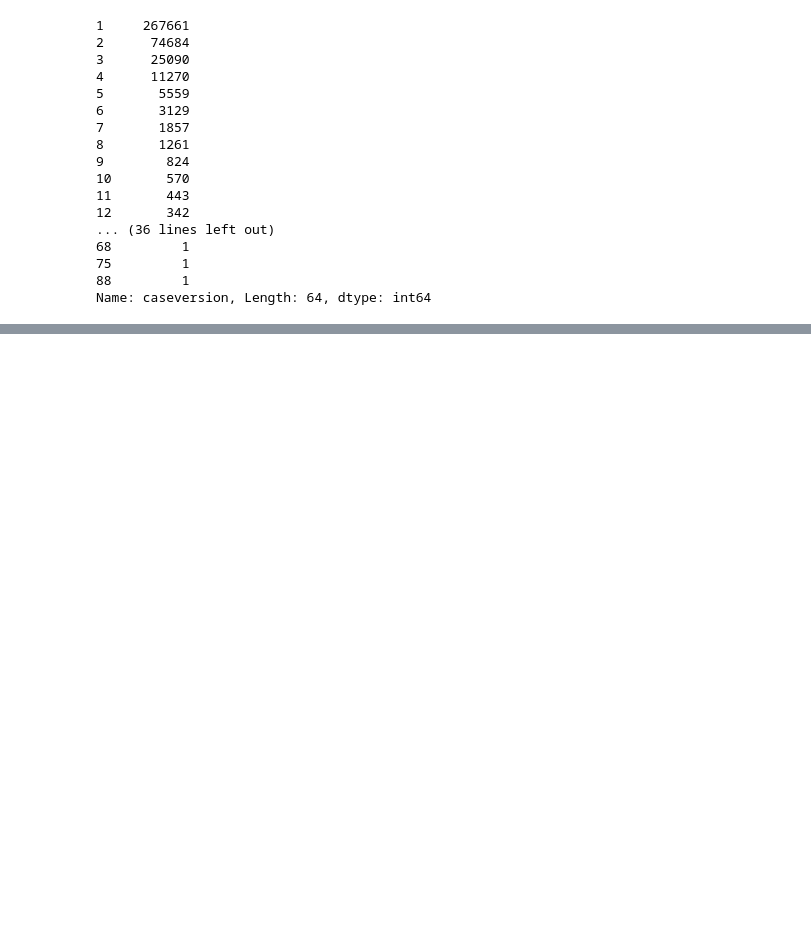
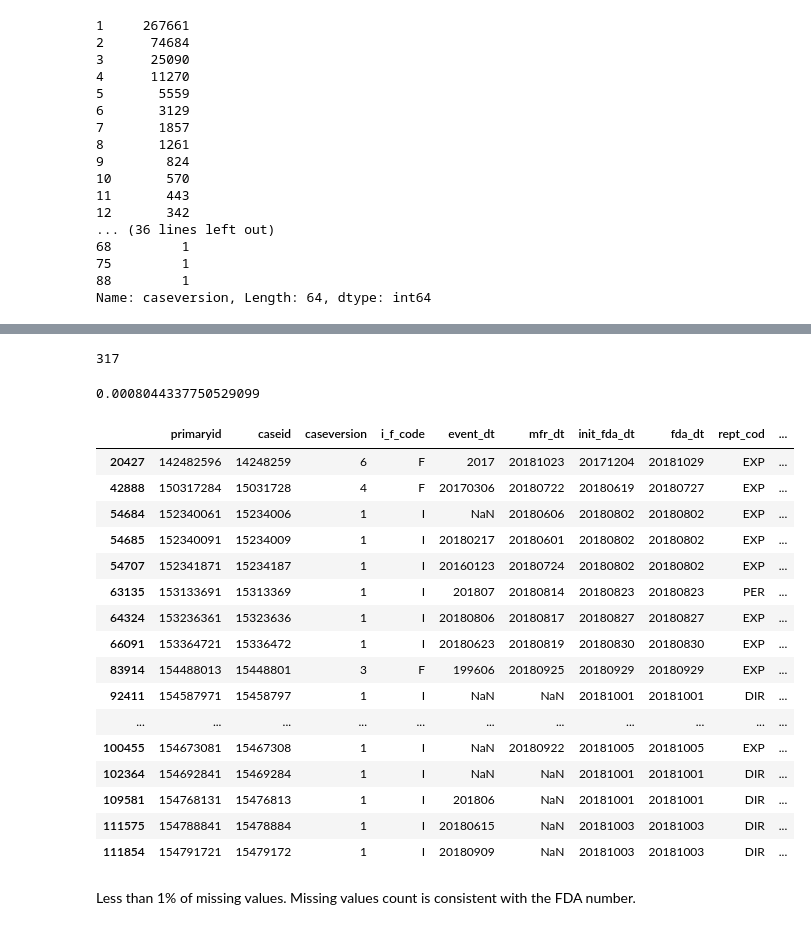
Before and after one commit to 33eyes/FAERS_graph, a Jupyter notebook: data_quality_analysis.ipynb, the cells around one changed output, grey strips where cells are left out. Saved outputs shown, nothing was run; the diff lists cells and outputs as text; code cells hidden in the pictures; blank space fills up the shorter version.

Commit message:
Finished DQA for the DEMO ASCII file.

```diff
--- a/data_quality_analysis.ipynb
+++ b/data_quality_analysis.ipynb
@@ -422,0 +1304,31 @@ True
+# %%
+# missing values count
+demo.rept_dt.isna().sum()
+# %% [output]
+317
+# %%
+demo.rept_dt.isna().sum()/demo.primaryid.count()
+# %% [output]
+0.0008044337750529099
+# %%
+demo[demo.rept_dt.isna()].head(20)
+# %% [output]
+|  | primaryid | caseid | caseversion | i_f_code | event_dt | mfr_dt | init_fda_dt | fda_dt | rept_cod | ... |
+| 20427 | 142482596 | 14248259 | 6 | F | 2017 | 20181023 | 20171204 | 20181029 | EXP | ... |
+| 42888 | 150317284 | 15031728 | 4 | F | 20170306 | 20180722 | 20180619 | 20180727 | EXP | ... |
+| 54684 | 152340061 | 15234006 | 1 | I | NaN | 20180606 | 20180802 | 20180802 | EXP | ... |
+| 54685 | 152340091 | 15234009 | 1 | I | 20180217 | 20180601 | 20180802 | 20180802 | EXP | ... |
+| 54707 | 152341871 | 15234187 | 1 | I | 20160123 | 20180724 | 20180802 | 20180802 | EXP | ... |
+| 63135 | 153133691 | 15313369 | 1 | I | 201807 | 20180814 | 20180823 | 20180823 | PER | ... |
+| 64324 | 153236361 | 15323636 | 1 | I | 20180806 | 20180817 | 20180827 | 20180827 | EXP | ... |
+| 66091 | 153364721 | 15336472 | 1 | I | 20180623 | 20180819 | 20180830 | 20180830 | EXP | ... |
+| 83914 | 154488013 | 15448801 | 3 | F | 199606 | 20180925 | 20180929 | 20180929 | EXP | ... |
+| 92411 | 154587971 | 15458797 | 1 | I | NaN | NaN | 20181001 | 20181001 | DIR | ... |
+| ... | ... | ... | ... | ... | ... | ... | ... | ... | ... | ... |
+| 100455 | 154673081 | 15467308 | 1 | I | NaN | 20180922 | 20181005 | 20181005 | EXP | ... |
+| 102364 | 154692841 | 15469284 | 1 | I | NaN | NaN | 20181001 | 20181001 | DIR | ... |
+| 109581 | 154768131 | 15476813 | 1 | I | 201806 | NaN | 20181001 | 20181001 | DIR | ... |
+| 111575 | 154788841 | 15478884 | 1 | I | 20180615 | NaN | 20181003 | 20181003 | DIR | ... |
+| 111854 | 154791721 | 15479172 | 1 | I | 20180909 | NaN | 20181003 | 20181003 | DIR | ... |
+# %% [markdown]
+Less than 1% of missing values. Missing values count is consistent with the FDA number.
```
Also changed, not shown: parts of 143 cells of this notebook.
